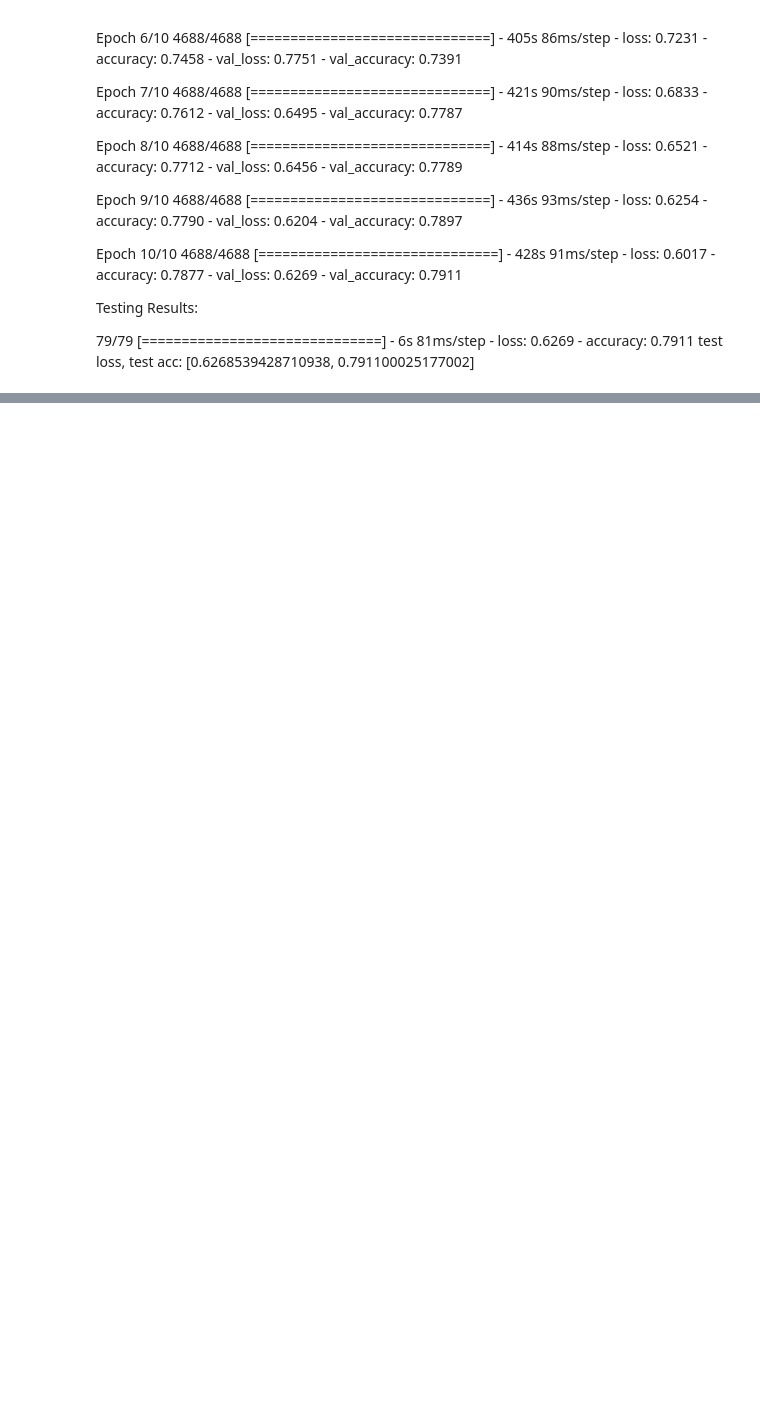
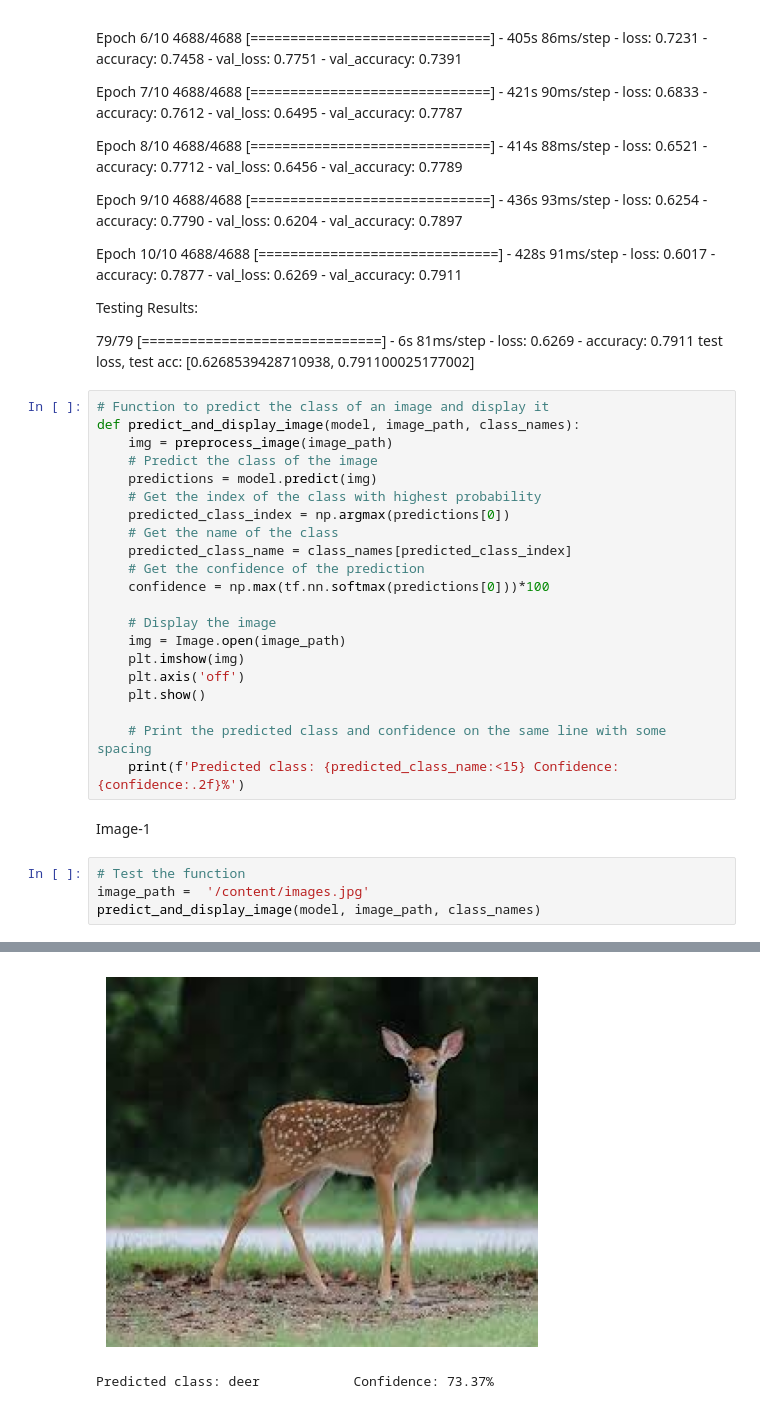
Before and after one commit to josephjoey1234/Object-classification, a Jupyter notebook: CNN_Object_Classification.ipynb, the cells around one changed output, grey strips where cells are left out. Cells and saved outputs as stored; diff of their text form; blank space fills up the shorter version.

```diff
--- a/CNN_Object_Classification.ipynb
+++ b/CNN_Object_Classification.ipynb
@@ -420,3 +421,31 @@ Testing Results:
 
 79/79 [==============================] - 6s 81ms/step - loss: 0.6269 - accuracy: 0.7911
 test loss, test acc: [0.6268539428710938, 0.791100025177002]
+# %%
+# Function to predict the class of an image and display it
+def predict_and_display_image(model, image_path, class_names):
+    img = preprocess_image(image_path)
+    # Predict the class of the image
+    predictions = model.predict(img)
+    # Get the index of the class with highest probability
+    predicted_class_index = np.argmax(predictions[0])
+    # Get the name of the class
+    predicted_class_name = class_names[predicted_class_index]
+    # Get the confidence of the prediction
+    confidence = np.max(tf.nn.softmax(predictions[0]))*100
+
+    # Display the image
+    img = Image.open(image_path)
+    plt.imshow(img)
+    plt.axis('off')
+    plt.show()
+
+    # Print the predicted class and confidence on the same line with some spacing
+    print(f'Predicted class: {predicted_class_name:<15} Confidence: {confidence:.2f}%')
+# %% [markdown]
+Image-1
+# %%
+# Test the function
+image_path =  '/content/images.jpg'
+predict_and_display_image(model, image_path, class_names)
+# %% [output]
@@ -422,0 +453,2 @@ test loss, test acc: [0.6268539428710938, 0.791100025177002]
+[figure, added]
+Predicted class: deer            Confidence: 73.37%
```
Also changed, not shown: parts of 10 cells of this notebook.
